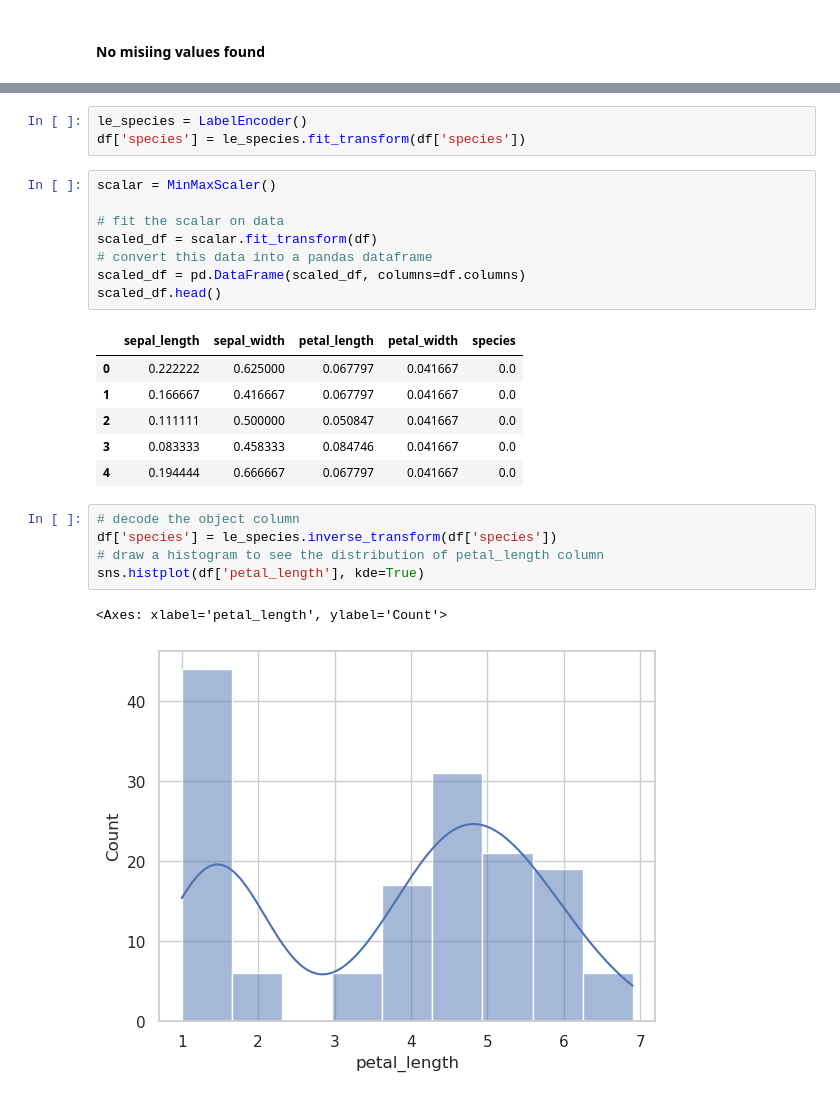
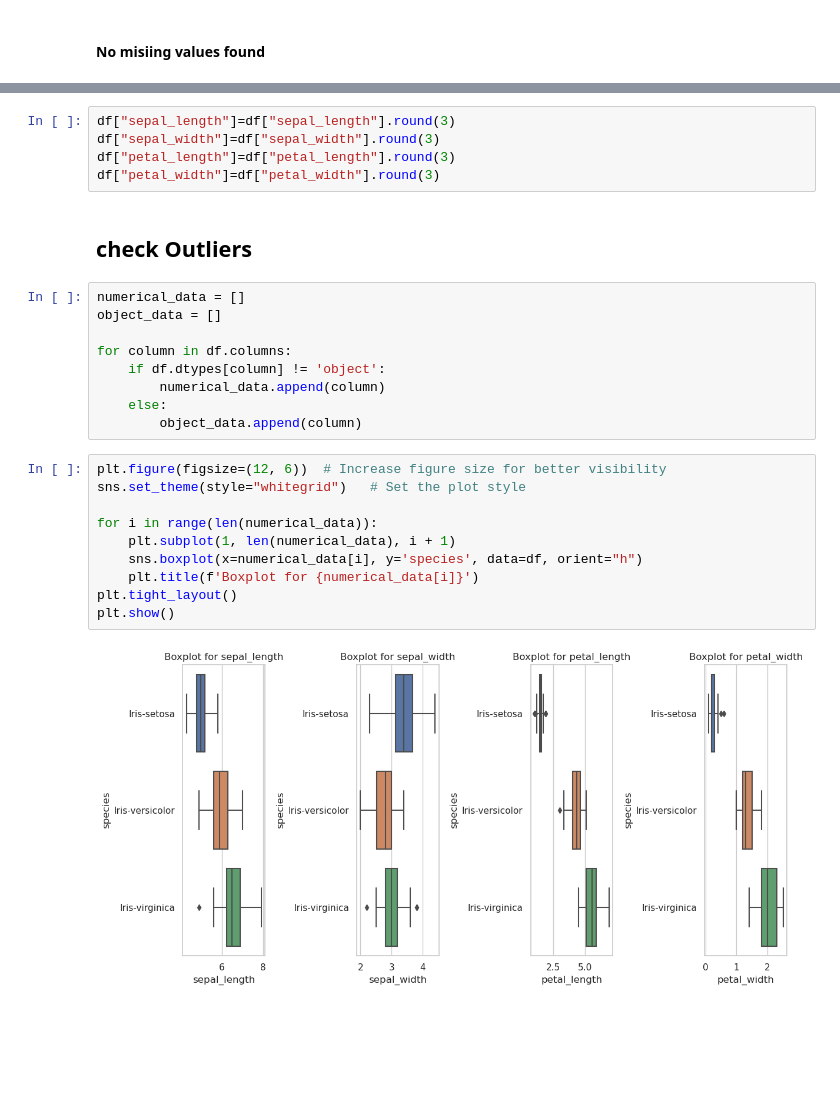
Before and after one commit to LalitSingh07/CODSOFT, a Jupyter notebook: 02/IRIS.ipynb, the cells around one changed output, grey strips where cells are left out. Drawn from its saved outputs; the diff is of its cells as text; blank space fills up the shorter version.

```diff
--- a/02/IRIS.ipynb
+++ b/02/IRIS.ipynb
@@ -158,26 +78,28 @@ fig.show()
-# %%
-le_species = LabelEncoder()
-df['species'] = le_species.fit_transform(df['species'])
-# %%
-scalar = MinMaxScaler()
-
-# fit the scalar on data
-scaled_df = scalar.fit_transform(df)
-# convert this data into a pandas dataframe
-scaled_df = pd.DataFrame(scaled_df, columns=df.columns)
-scaled_df.head()
-# %% [output]
-|  | sepal_length | sepal_width | petal_length | petal_width | species |
-| 0 | 0.222222 | 0.625000 | 0.067797 | 0.041667 | 0.0 |
-| 1 | 0.166667 | 0.416667 | 0.067797 | 0.041667 | 0.0 |
-| 2 | 0.111111 | 0.500000 | 0.050847 | 0.041667 | 0.0 |
-| 3 | 0.083333 | 0.458333 | 0.084746 | 0.041667 | 0.0 |
-| 4 | 0.194444 | 0.666667 | 0.067797 | 0.041667 | 0.0 |
-# %%
-# decode the object column
-df['species'] = le_species.inverse_transform(df['species'])
-# draw a histogram to see the distribution of petal_length column
-sns.histplot(df['petal_length'], kde=True)
-# %% [output]
-<Axes: xlabel='petal_length', ylabel='Count'>
-[figure, removed]
+# %%
+df["sepal_length"]=df["sepal_length"].round(3)
+df["sepal_width"]=df["sepal_width"].round(3)
+df["petal_length"]=df["petal_length"].round(3)
+df["petal_width"]=df["petal_width"].round(3)
+# %% [markdown]
+## check Outliers
+# %%
+numerical_data = []
+object_data = []
+
+for column in df.columns:
+    if df.dtypes[column] != 'object':
+        numerical_data.append(column)
+    else:
+        object_data.append(column)
+# %%
+plt.figure(figsize=(12, 6))  # Increase figure size for better visibility
+sns.set_theme(style="whitegrid")   # Set the plot style
+
+for i in range(len(numerical_data)):
+    plt.subplot(1, len(numerical_data), i + 1)
+    sns.boxplot(x=numerical_data[i], y='species', data=df, orient="h")
+    plt.title(f'Boxplot for {numerical_data[i]}')
+plt.tight_layout()
+plt.show()
+# %% [output]
+[figure, added]
```
Also changed, not shown: parts of 28 cells of this notebook.
